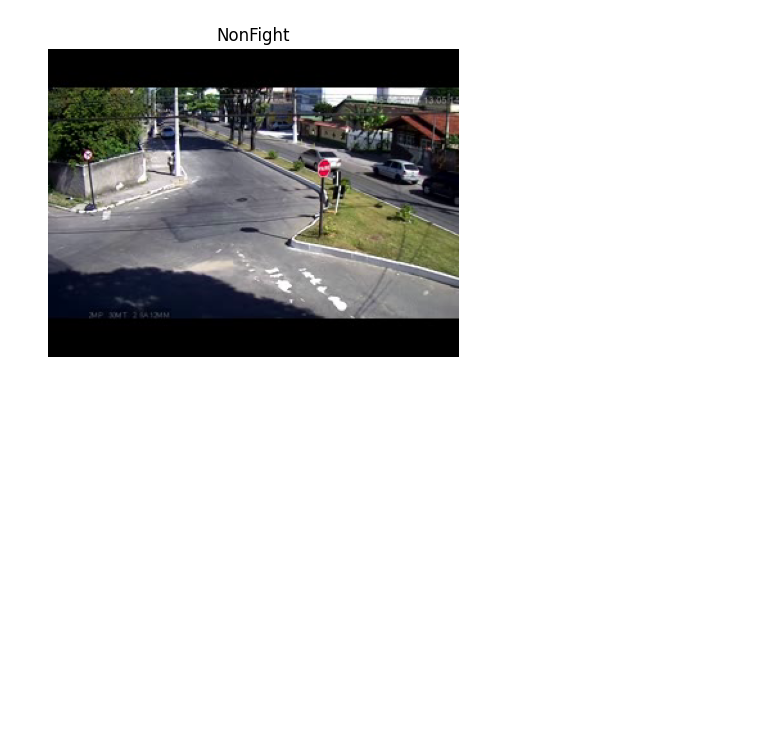
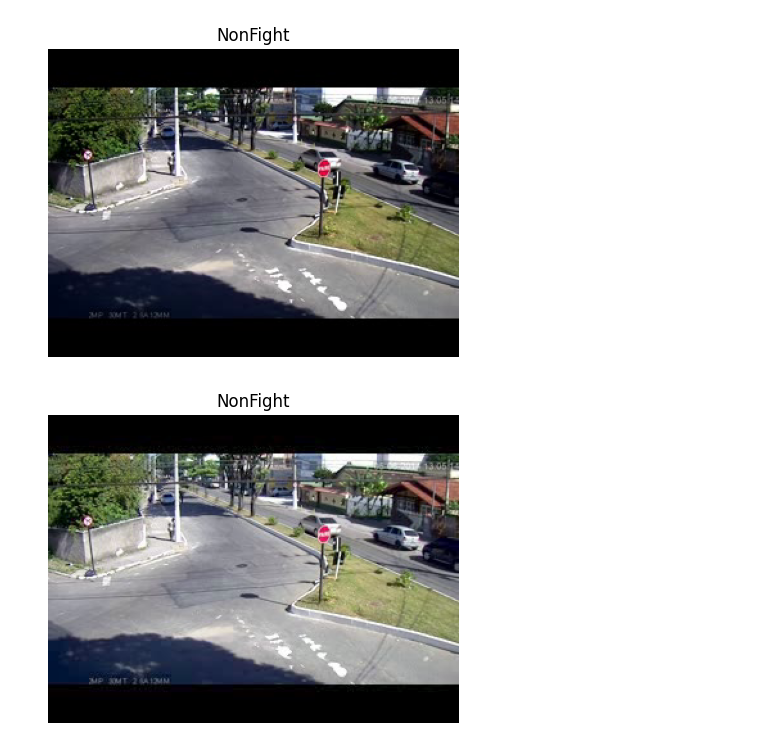
Before and after one commit to maxim-pre/violence-detection-dissertation, a Jupyter notebook: notebooks/02-dataset_loader_testing.ipynb, the cells around one changed output. Cells and saved outputs as stored; diff of their text form; code cells hidden in the pictures; blank space fills up the shorter version.

```diff
--- a/notebooks/02-dataset_loader_testing.ipynb
+++ b/notebooks/02-dataset_loader_testing.ipynb
@@ -22,7 +22,7 @@ dataset = RWF2000Dataset(
 )
 
 gamma_dataset = RWF2000Dataset(
-    root_dir=DATASET_ROOT,
+    root_dir=GAMMA_DATASET_ROOT,
     split="train",
     num_frames=32,
     image_size=224,
@@ -30,8 +30,6 @@ gamma_dataset = RWF2000Dataset(
     input_mode="rgb"
 )
 
-
-
 print("Dataset size:", len(dataset))
 
 video, label = dataset[1]
@@ -117,6 +117,33 @@ while True:
 cap.release()
 # %% [output]
 [figure]
+# %%
+# inspect the original video frames
+
+video_path, label = gamma_dataset.samples[2]
+
+cap = cv2.VideoCapture(str(video_path))
+
+fps = cap.get(cv2.CAP_PROP_FPS)
+
+while True:
+    success, frame = cap.read()
+
+    if not success:
+        break
+
+    frame = cv2.cvtColor(frame, cv2.COLOR_BGR2RGB)
+
+    clear_output(wait=True)
+    plt.figure(figsize=(6, 4))
+    plt.imshow(frame)
+    plt.axis("off")
+    plt.title("Fight" if label == 1 else "NonFight")
+    plt.show()
+
+cap.release()
+# %% [output]
+[figure, added]
 # %%
 from torch.utils.data import DataLoader
 
```
Also changed, not shown: parts of 1 cell of this notebook, 10 other files.
